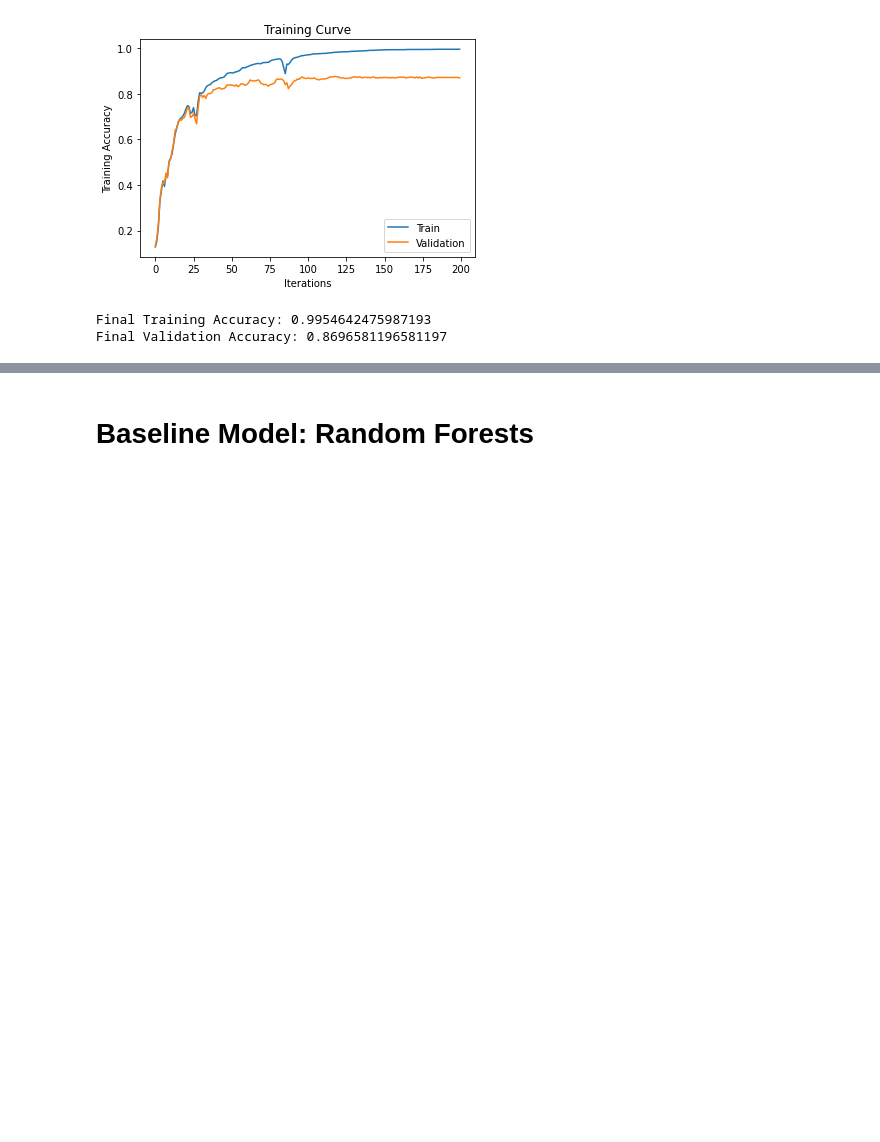
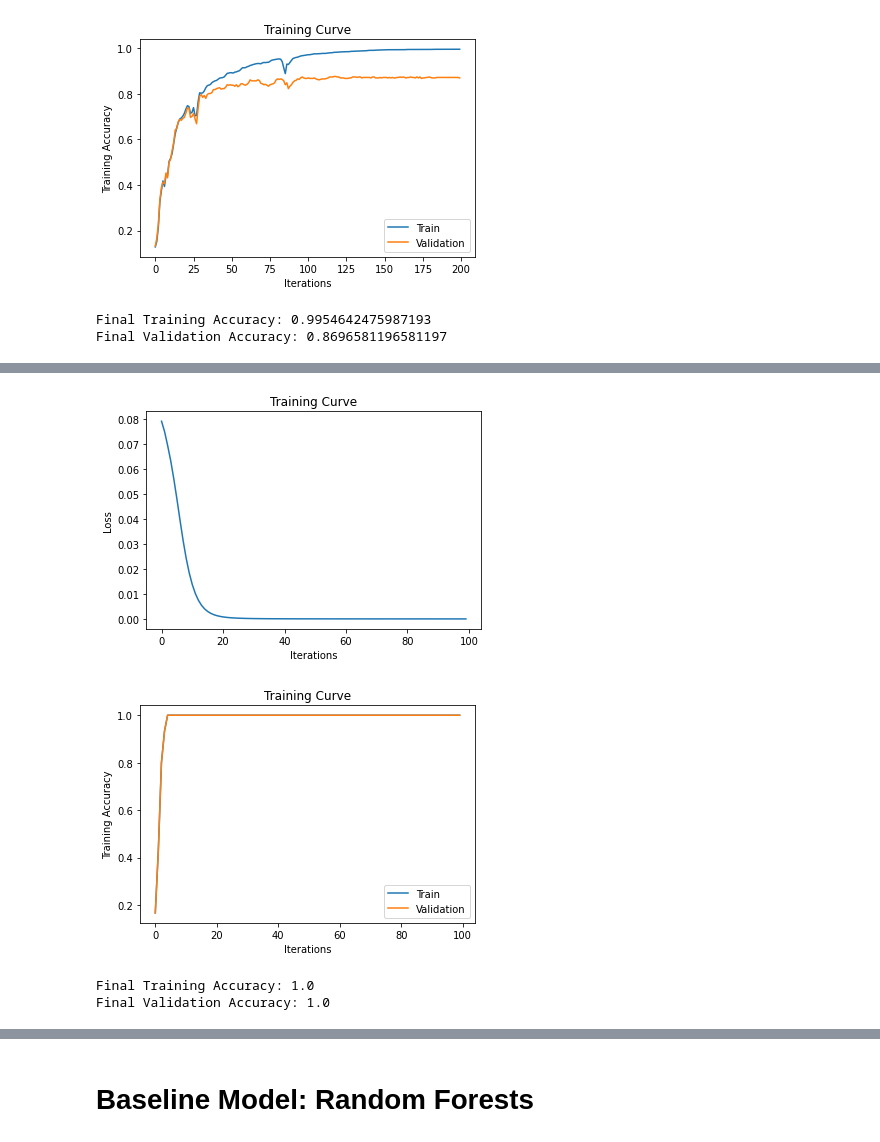
Before and after one commit to rozariot/Waste-Classification-Project, a Jupyter notebook: WasteClassificationProject.ipynb, the cells around one changed output, grey strips where cells are left out. Saved outputs shown, nothing was run; the diff lists cells and outputs as text; code cells hidden in the pictures; blank space fills up the shorter version.

```diff
--- a/WasteClassificationProject.ipynb
+++ b/WasteClassificationProject.ipynb
@@ -584,0 +609,24 @@ Final Validation Accuracy: 0.8696581196581197
+# %%
+data_dir = '/root/datasets/VGG16/'
+train_dir = data_dir + 'train/'
+val_dir = data_dir + 'val/'
+test_dir = data_dir + 'test/'
+tiny_dir = data_dir + 'tiny/'
+
+os.mkdir(data_dir)
+model = vgg16
+save_features(model, "vgg16", tiny_set, tiny_dir, tiny_set.classes)
+save_features(model, "vgg16", train_set, train_dir, train_set.classes)
+save_features(model, "vgg16", val_set, val_dir, val_set.classes)
+save_features(model, "vgg16", test_set, test_dir, test_set.classes)
+# %%
+feature_tiny_set_vgg16 = torchvision.datasets.DatasetFolder(tiny_dir, loader=torch.load, extensions=('.pt'))
+feature_train_set_vgg16 = torchvision.datasets.DatasetFolder(train_dir, loader=torch.load, extensions=('.pt'))
+feature_val_set_vgg16 = torchvision.datasets.DatasetFolder(val_dir, loader=torch.load, extensions=('.pt'))
+feature_test_set_vgg16 = torchvision.datasets.DatasetFolder(test_dir, loader=torch.load, extensions=('.pt'))
+# %%
+vgg16Classify = Waste_Classifier_ANN(name="Waste_VGG16", hidden_size=25088)
+if use_cuda and torch.cuda.is_available():
+  vgg16Classify = vgg16Classify.cuda()
+train(vgg16Classify, feature_tiny_set_vgg16, feature_tiny_set_vgg16, batch_size=30, num_epochs=100, learning_rate=0.002)
+# %% [output]
@@ -584,0 +650,4 @@ Final Validation Accuracy: 0.8696581196581197
+[figure, added]
+[figure, added]
+Final Training Accuracy: 1.0
+Final Validation Accuracy: 1.0
```
Also changed, not shown: parts of 8 cells of this notebook.
